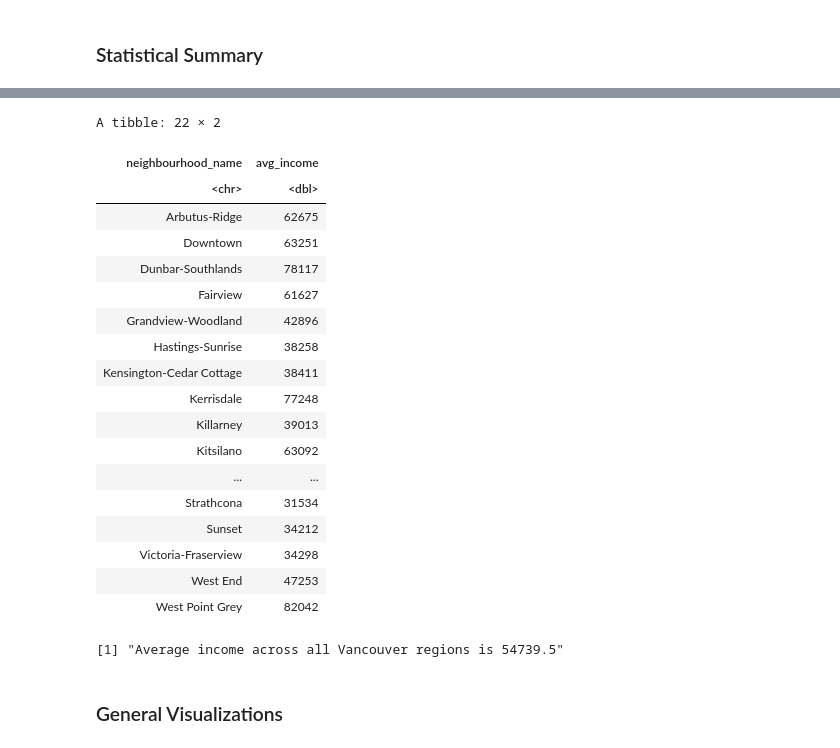
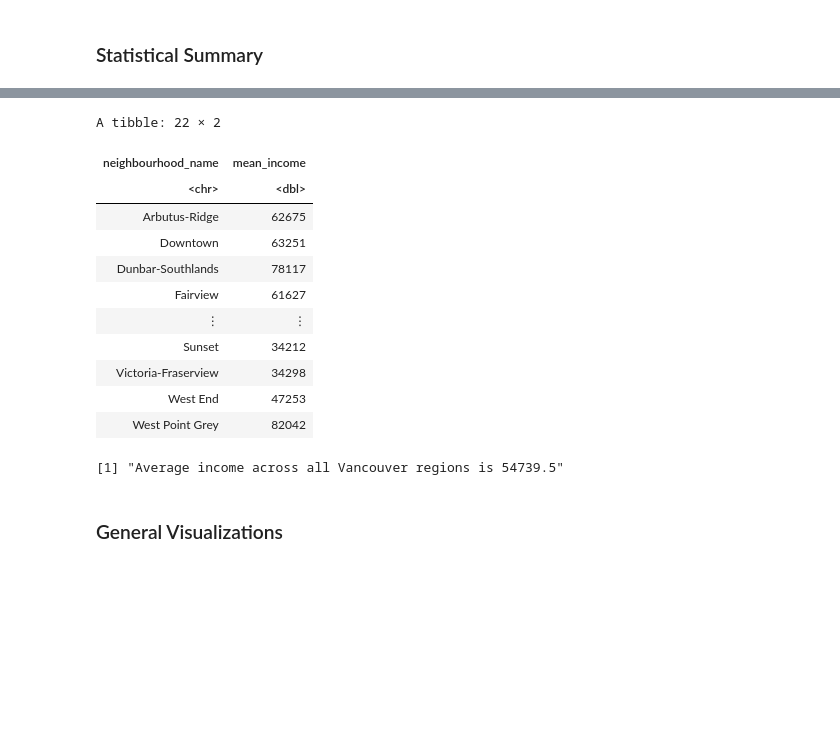
Before and after one commit to eshuaiii/stat-201-2023w1-group-50, a Jupyter notebook: 50_project_proposal.ipynb, the cells around one changed output, grey strips where cells are left out. Drawn from its saved outputs; the diff is of its cells as text; code cells hidden in the pictures; blank space fills up the shorter version.

```diff
--- a/50_project_proposal.ipynb
+++ b/50_project_proposal.ipynb
@@ -144,6 +160,7 @@ Next, we'll clean up our `average_income` dataset, modifying it into a long form
 # Lengthening the dataset and removing unnecessary columns
 income <- average_income |>
     select(-Variable, -ID, -"Vancouver CSD", -"Vancouver CMA") |>
-    pivot_longer(cols = everything(), names_to = "neighbourhood_name", values_to = "avg_income")
-    # arrange(avg_income) # sort income in ascending order
-income
+    pivot_longer(cols = everything(), names_to = "neighbourhood_name", values_to = "mean_income")
+    # arrange(mean_income) # sort income in ascending order
+
+# See the resulting data further down this report.
@@ -252,32 +245,23 @@ A tibble: 1 × 3
 # %%
 # --- Summarizing `income` ---
 
 # producing the average income in all regions, again, bypassing max rows
-options(repr.matrix.max.rows = Inf)
 income
-options(repr.matrix.max.rows = 8)
 
 # just for fun, find average income
 income_average <- income |>
-    summarize(average = mean(avg_income)) |>
+    summarize(average = mean(mean_income)) |>
     pull()
 paste("Average income across all Vancouver regions is", income_average)
 # %% [output]
 A tibble: 22 × 2
-| neighbourhood_name | avg_income |
+| neighbourhood_name | mean_income |
 | <chr> | <dbl> |
 | Arbutus-Ridge | 62675 |
 | Downtown | 63251 |
 | Dunbar-Southlands | 78117 |
 | Fairview | 61627 |
-| Grandview-Woodland | 42896 |
-| Hastings-Sunrise | 38258 |
-| Kensington-Cedar Cottage | 38411 |
-| Kerrisdale | 77248 |
-| Killarney | 39013 |
-| Kitsilano | 63092 |
-| ... | ... |
-| Strathcona | 31534 |
+| ⋮ | ⋮ |
 | Sunset | 34212 |
 | Victoria-Fraserview | 34298 |
 | West End | 47253 |
```
Also changed, not shown: parts of 7 cells of this notebook.
